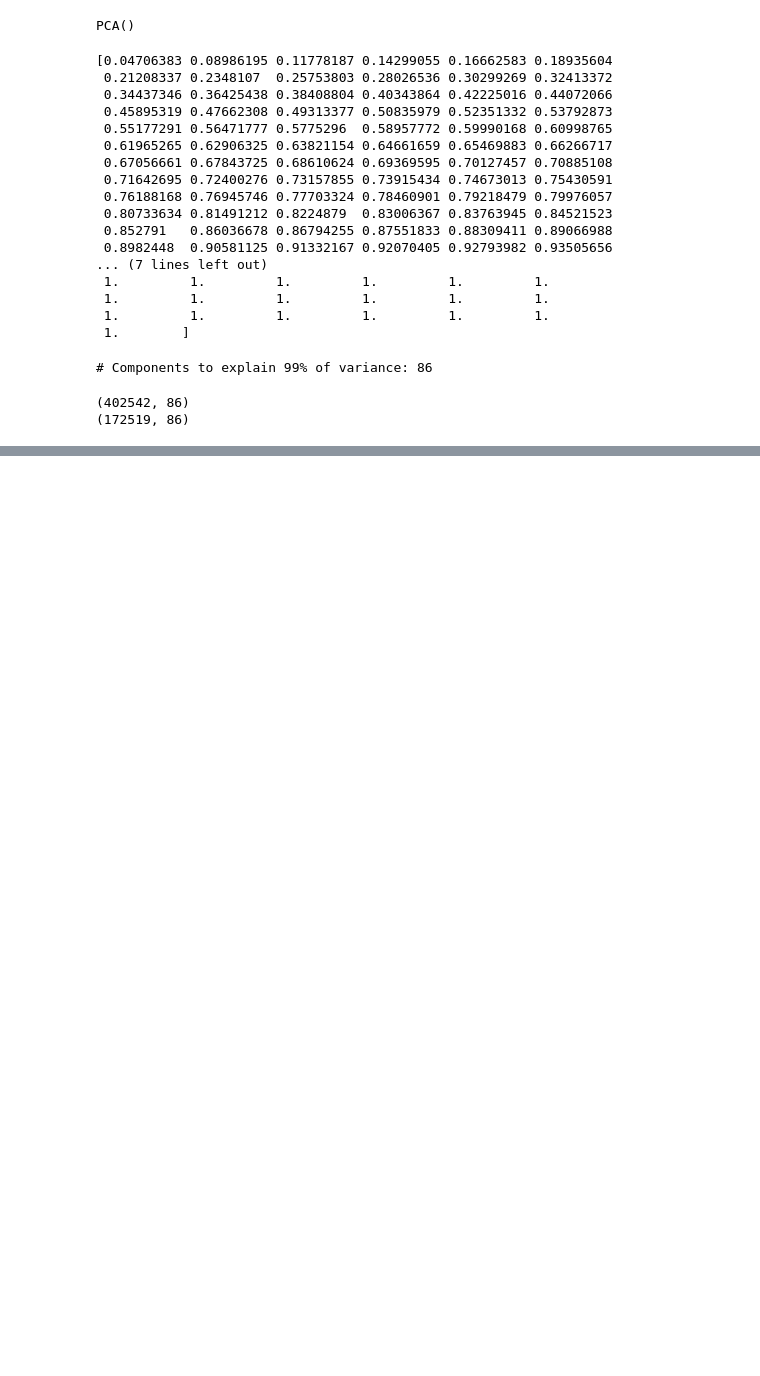
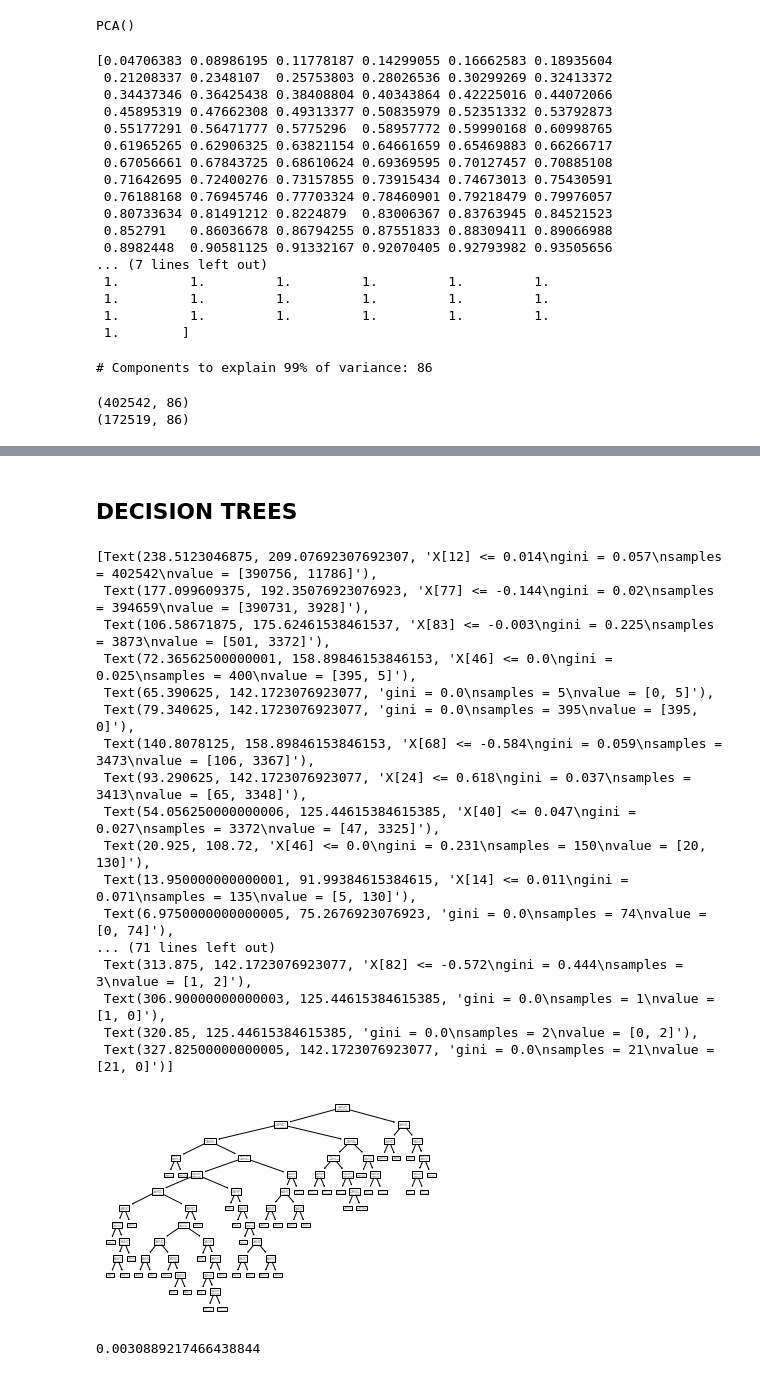
Before and after one commit to ericphillips99/hdfs_log_anomaly_detection, a Jupyter notebook: modelling/prelim_modelling.ipynb, the cells around one changed output, grey strips where cells are left out. Cells and saved outputs as stored; diff of their text form; code cells hidden in the pictures; blank space fills up the shorter version.

Commit message:
added decision trees

```diff
--- a/modelling/prelim_modelling.ipynb
+++ b/modelling/prelim_modelling.ipynb
@@ -144,3 +146,30 @@ Test logloss: 0.009009137176562834
 Test accuracy: 0.9997391591650775
 Test recall: 0.9916864608076009
 Test precision: 0.9994015559545183
+# %% [markdown]
+## DECISION TREES
+# %%
+from sklearn import tree
+clf = tree.DecisionTreeClassifier()
+clf = clf.fit(x_train_scores,y_train)
+# %%
+tree.plot_tree(clf)
+# %% [output]
+[Text(238.5123046875, 209.07692307692307, 'X[12] <= 0.014\ngini = 0.057\nsamples = 402542\nvalue = [390756, 11786]'),
+ Text(177.099609375, 192.35076923076923, 'X[77] <= -0.144\ngini = 0.02\nsamples = 394659\nvalue = [390731, 3928]'),
+ Text(106.58671875, 175.62461538461537, 'X[83] <= -0.003\ngini = 0.225\nsamples = 3873\nvalue = [501, 3372]'),
+ Text(72.36562500000001, 158.89846153846153, 'X[46] <= 0.0\ngini = 0.025\nsamples = 400\nvalue = [395, 5]'),
+ Text(65.390625, 142.1723076923077, 'gini = 0.0\nsamples = 5\nvalue = [0, 5]'),
+ Text(79.340625, 142.1723076923077, 'gini = 0.0\nsamples = 395\nvalue = [395, 0]'),
+ Text(140.8078125, 158.89846153846153, 'X[68] <= -0.584\ngini = 0.059\nsamples = 3473\nvalue = [106, 3367]'),
+ Text(93.290625, 142.1723076923077, 'X[24] <= 0.618\ngini = 0.037\nsamples = 3413\nvalue = [65, 3348]'),
+ Text(54.056250000000006, 125.44615384615385, 'X[40] <= 0.047\ngini = 0.027\nsamples = 3372\nvalue = [47, 3325]'),
+ Text(20.925, 108.72, 'X[46] <= 0.0\ngini = 0.231\nsamples = 150\nvalue = [20, 130]'),
+ Text(13.950000000000001, 91.99384615384615, 'X[14] <= 0.011\ngini = 0.071\nsamples = 135\nvalue = [5, 130]'),
+ Text(6.9750000000000005, 75.2676923076923, 'gini = 0.0\nsamples = 74\nvalue = [0, 74]'),
+... (71 lines left out)
+ Text(313.875, 142.1723076923077, 'X[82] <= -0.572\ngini = 0.444\nsamples = 3\nvalue = [1, 2]'),
+ Text(306.90000000000003, 125.44615384615385, 'gini = 0.0\nsamples = 1\nvalue = [1, 0]'),
+ Text(320.85, 125.44615384615385, 'gini = 0.0\nsamples = 2\nvalue = [0, 2]'),
+ Text(327.82500000000005, 142.1723076923077, 'gini = 0.0\nsamples = 21\nvalue = [21, 0]')]
+[figure, added]
@@ -146,0 +180,4 @@ Test precision: 0.9994015559545183
+# %%
+metrics.log_loss(y_train,clf.predict(x_train_scores))
+# %% [output]
+0.0030889217466438844
```
Also changed, not shown: parts of 8 cells of this notebook.
